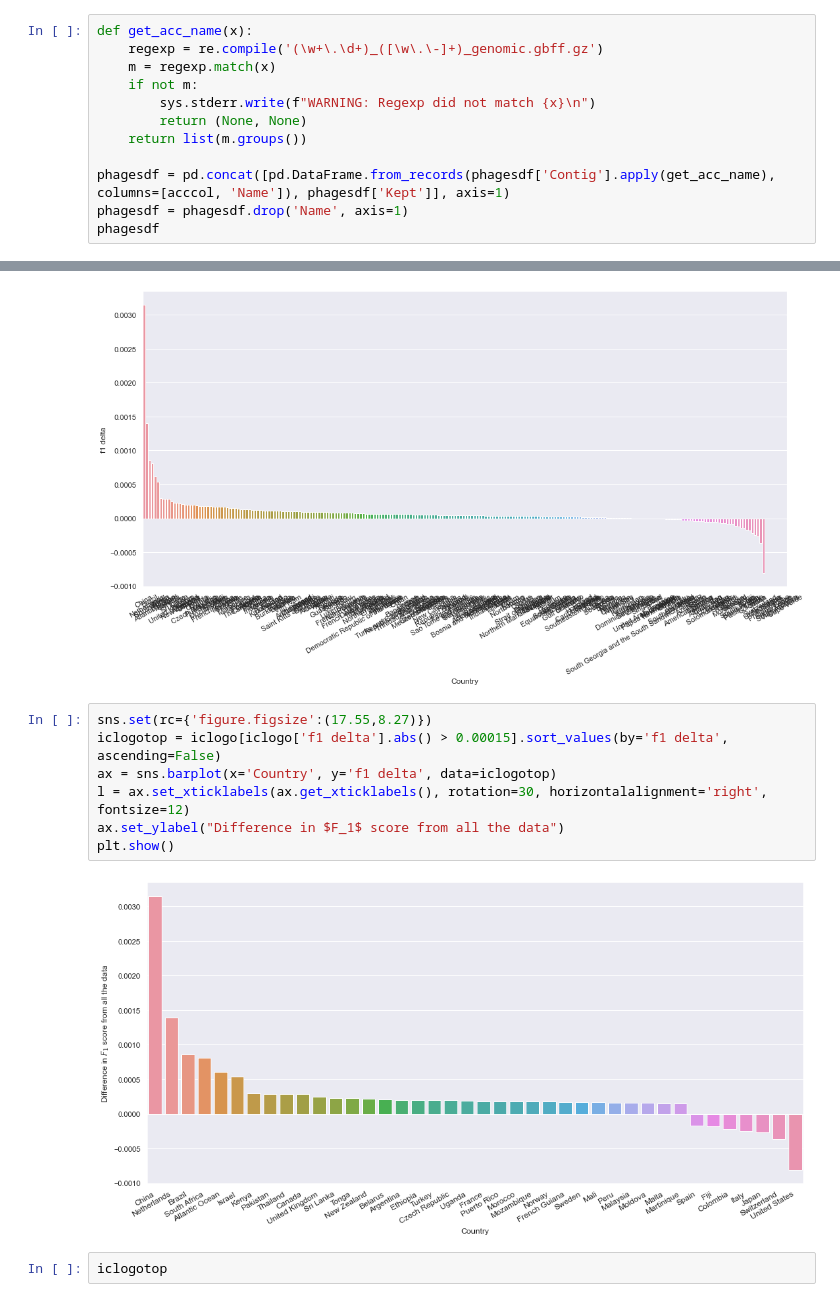
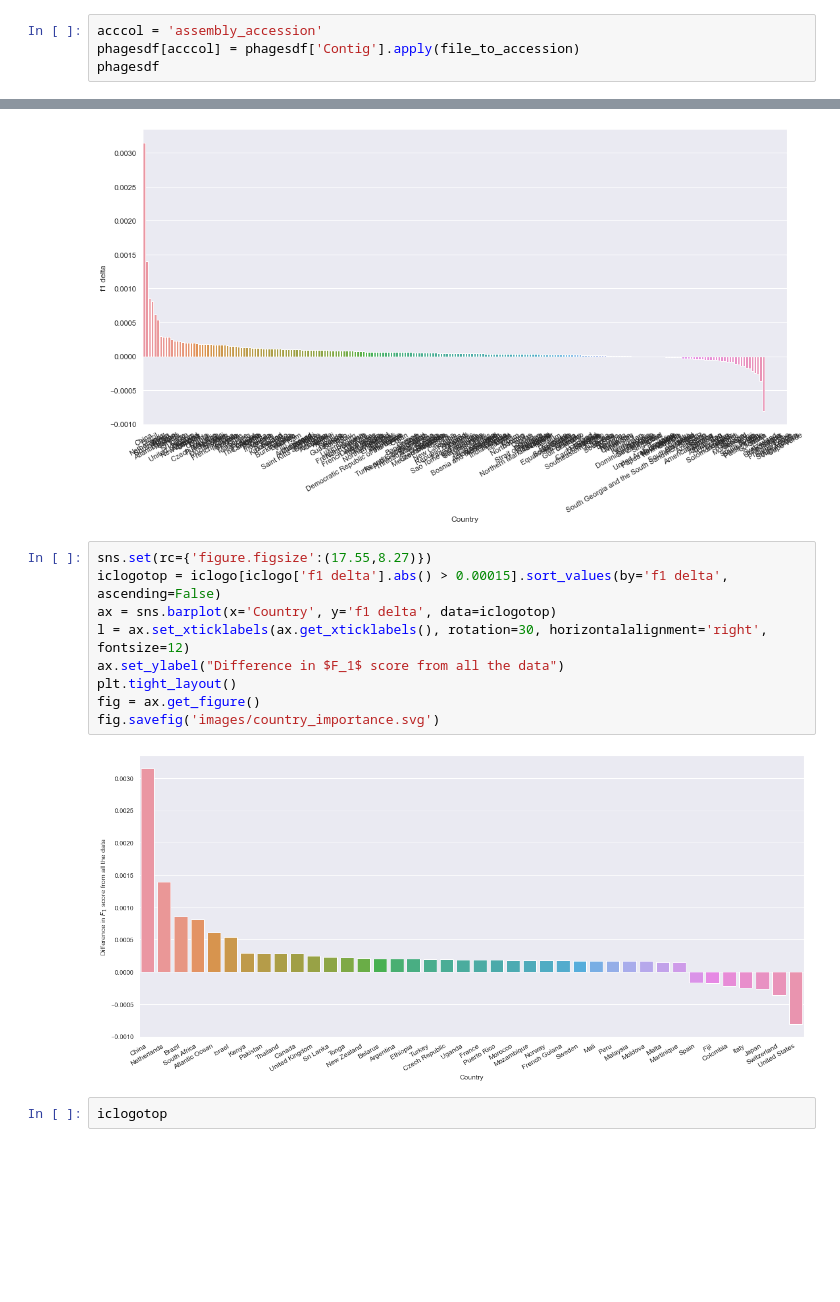
Before and after one commit to linsalrob/PhispyAnalysis, a Jupyter notebook: DataAnalysis/CountryLOO.ipynb, the cells around one changed output, grey strips where cells are left out. Saved outputs shown, nothing was run; the diff lists cells and outputs as text; blank space fills up the shorter version.

Commit message:
Country and Category Importance Plots

```diff
--- a/DataAnalysis/CountryLOO.ipynb
+++ b/DataAnalysis/CountryLOO.ipynb
@@ -52,13 +52,5 @@ acccol = 'assembly_accession'
 # %%
-def get_acc_name(x):
-    regexp = re.compile('(\w+\.\d+)_([\w\.\-]+)_genomic.gbff.gz')
-    m = regexp.match(x)
-    if not m:
-        sys.stderr.write(f"WARNING: Regexp did not match {x}\n")
-        return (None, None)
-    return list(m.groups())
-
-phagesdf = pd.concat([pd.DataFrame.from_records(phagesdf['Contig'].apply(get_acc_name), columns=[acccol, 'Name']), phagesdf['Kept']], axis=1)
-phagesdf = phagesdf.drop('Name', axis=1)
+acccol = 'assembly_accession'
+phagesdf[acccol] = phagesdf['Contig'].apply(file_to_accession)
 phagesdf
 # %% [output]
@@ -302,12 +294,14 @@ l = ax.set_xticklabels(ax.get_xticklabels(), rotation=30)
 # %%
 sns.set(rc={'figure.figsize':(17.55,8.27)})
 iclogotop = iclogo[iclogo['f1 delta'].abs() > 0.00015].sort_values(by='f1 delta', ascending=False)
 ax = sns.barplot(x='Country', y='f1 delta', data=iclogotop)
 l = ax.set_xticklabels(ax.get_xticklabels(), rotation=30, horizontalalignment='right', fontsize=12)
 ax.set_ylabel("Difference in $F_1$ score from all the data")
-plt.show()
+plt.tight_layout()
+fig = ax.get_figure()
+fig.savefig('images/country_importance.svg')
 # %% [output]
-[figure, old version]
+[figure, new version]
 # %%
 iclogotop
 # %% [output]
```
Also changed, not shown: parts of 11 cells of this notebook, 2 other files.
